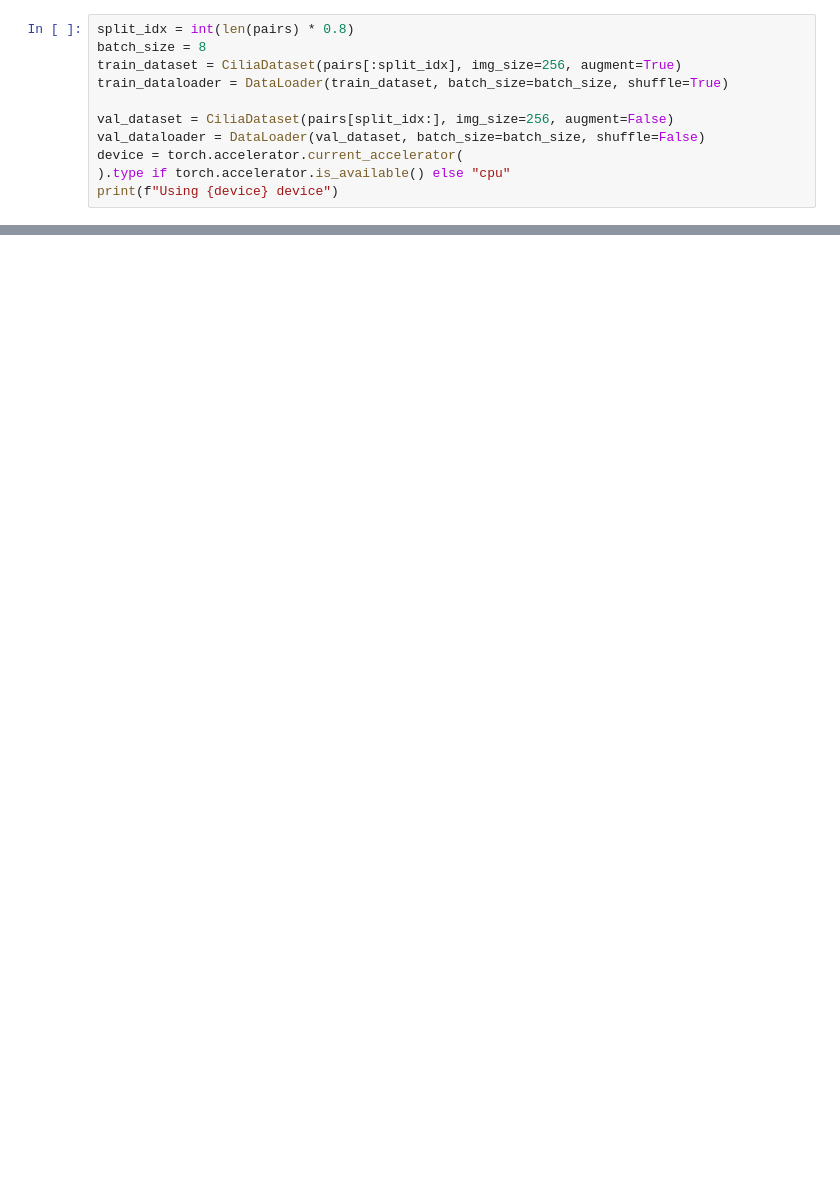
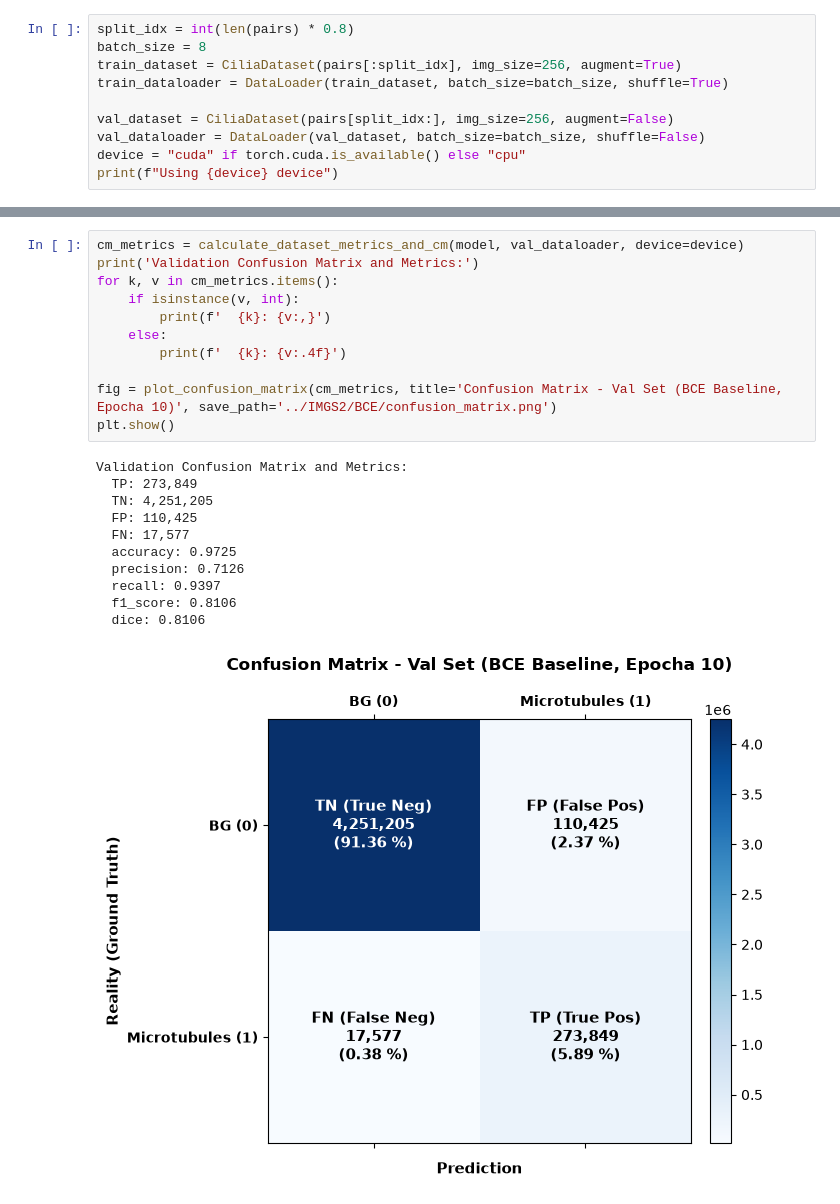
Before and after one commit to thund3rman3/FIT-CTU, a Jupyter notebook: ANI-PIV/task2/task2.ipynb, the cells around one changed output, grey strips where cells are left out. Drawn from its saved outputs; the diff is of its cells as text; blank space fills up the shorter version.

```diff
--- a/ANI-PIV/task2/task2.ipynb
+++ b/ANI-PIV/task2/task2.ipynb
@@ -33,7 +33,6 @@ train_dataloader = DataLoader(train_dataset, batch_size=batch_size, shuffle=True
 
 val_dataset = CiliaDataset(pairs[split_idx:], img_size=256, augment=False)
 val_dataloader = DataLoader(val_dataset, batch_size=batch_size, shuffle=False)
-device = torch.accelerator.current_accelerator(
-).type if torch.accelerator.is_available() else "cpu"
+device = "cuda" if torch.cuda.is_available() else "cpu"
 print(f"Using {device} device")
 # %% [output]
@@ -247,0 +119,23 @@ plt.show()
+# %%
+cm_metrics = calculate_dataset_metrics_and_cm(model, val_dataloader, device=device)
+print('Validation Confusion Matrix and Metrics:')
+for k, v in cm_metrics.items():
+    if isinstance(v, int):
+        print(f'  {k}: {v:,}')
+    else:
+        print(f'  {k}: {v:.4f}')
+
+fig = plot_confusion_matrix(cm_metrics, title='Confusion Matrix - Val Set (BCE Baseline, Epocha 10)', save_path='../IMGS2/BCE/confusion_matrix.png')
+plt.show()
+# %% [output]
+Validation Confusion Matrix and Metrics:
+  TP: 273,849
+  TN: 4,251,205
+  FP: 110,425
+  FN: 17,577
+  accuracy: 0.9725
+  precision: 0.7126
+  recall: 0.9397
+  f1_score: 0.8106
+  dice: 0.8106
+[figure, added]
```
Also changed, not shown: parts of 11 cells of this notebook, 2 other files.
